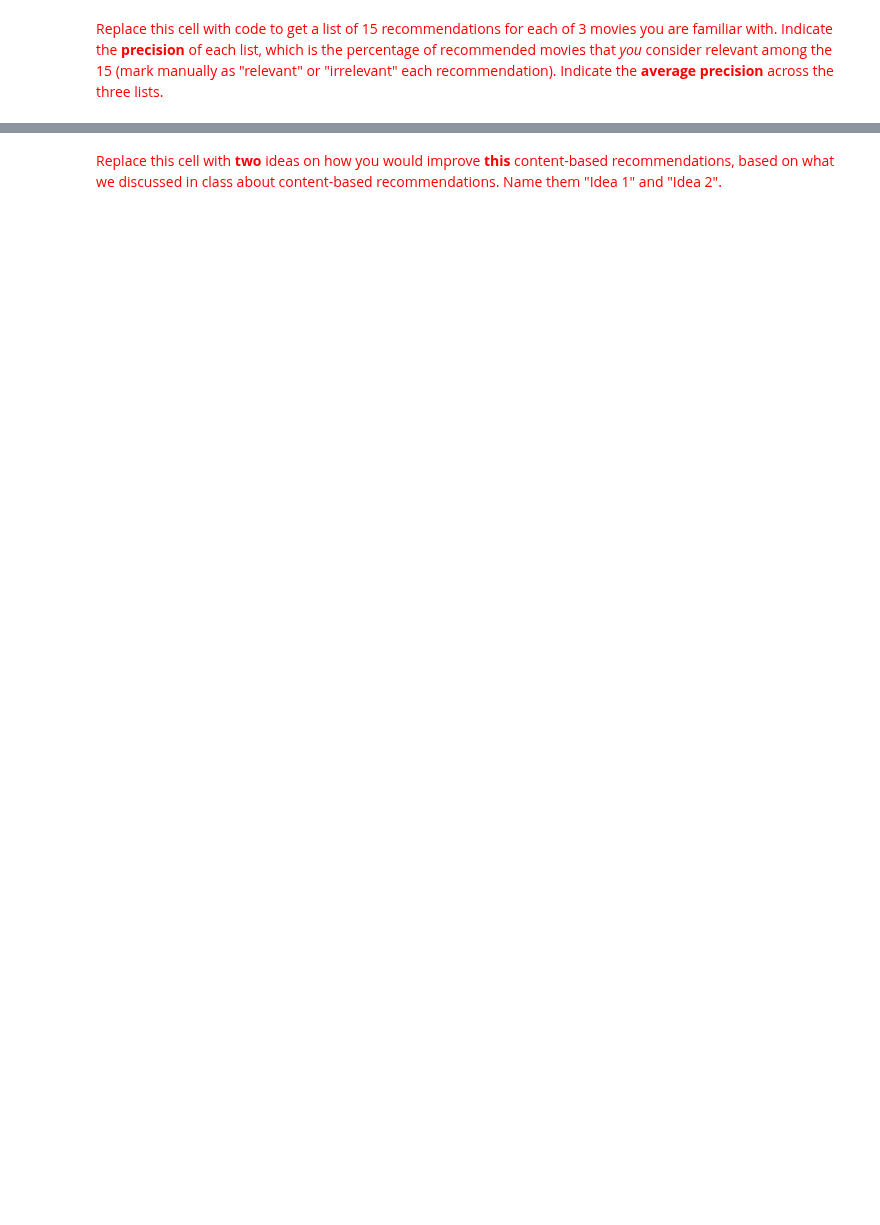
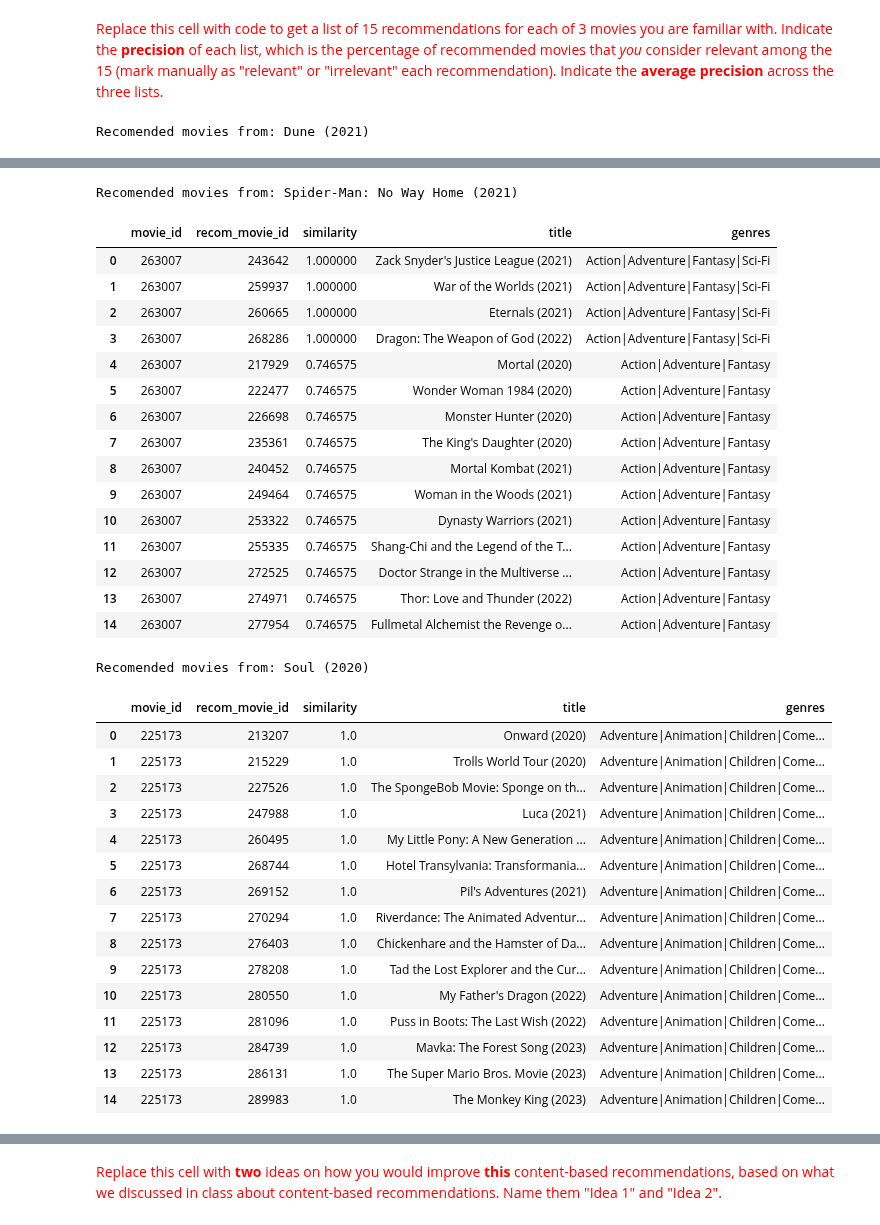
Before and after one commit to zsykk/datamining_2nd, a Jupyter notebook: ps05_content_based_recsys.ipynb, the cells around one changed output, grey strips where cells are left out. Cells and saved outputs as stored; diff of their text form; code cells hidden in the pictures; blank space fills up the shorter version.

```diff
--- a/ps05_content_based_recsys.ipynb
+++ b/ps05_content_based_recsys.ipynb
@@ -695,12 +695,24 @@ def genre_content_based_recommendations(movie_id, movies, similarities, num_movi
     index_source = movie_id_to_index[movie_id]
 
     # Replace this comment with code to produce top_similarities
+    # Get similarity scores for this movie
+    sim_scores = similarities[index_source]
+
+    enumerated = list(enumerate(sim_scores))
+    enumerated = [(i, s) for i, s in enumerated if i != index_source]
+    sorted_similarities = sorted(enumerated, key=lambda x: x[1], reverse=True)
+    top_similarities = sorted_similarities[0:num_movies]
+
+    # for index, similarity in top_similarities:
+    #     print("Element #%d with similarity %.1f" % (index, similarity))
 
     recommendations = []
     for (index_target, similarity) in top_similarities:
 
         # Replace this comment with code to obtain recom_movie_id, title, genres
-
+        rec_movie_id = movies.iloc[index_target]['movie_id']
+        title = movies.iloc[index_target].title
+        genres = movies.iloc[index_target].genres
         recommendations.append({
                 'movie_id': movie_id,           # Original movie
                 'recom_movie_id': rec_movie_id, # Movie that is recommended
@@ -714,3 +726,13 @@ def genre_content_based_recommendations(movie_id, movies, similarities, num_movi
                                      columns=['movie_id', 'recom_movie_id', 'similarity', 'title', 'genres'])
 # %% [markdown]
 <font size="+1" color="red">Replace this cell with code to print the top 10 recommendations for movie "Oxygen (2021)" and "PAW Patrol: The Movie (2021)".</font>
+# %%
+movie_id = movies.loc[movies['title'] == 'Oxygen (2021)', 'movie_id'].item()
+print(f'Top 10 recommended movies from movie: #{movie_id}')
+df = genre_content_based_recommendations(movie_id, movies_filtered, cosine_sim)
+display(df)
+
+movie_id2 = movies.loc[movies['title'] == 'PAW Patrol: The Movie (2021)', 'movie_id'].item()
+print(f'Top 10 recommended movies from movie: #{movie_id2}')
+df2 = genre_content_based_recommendations(movie_id2, movies_filtered, cosine_sim)
+display(df2)
@@ -717,2 +764,21 @@ def genre_content_based_recommendations(movie_id, movies, similarities, num_movi
 # %% [markdown]
 <font size="+1" color="red">Replace this cell with code to get a list of 15 recommendations for each of 3 movies you are familiar with. Indicate the **precision** of each list, which is the percentage of recommended movies that *you* consider relevant among the 15 (mark manually as "relevant" or "irrelevant" each recommendation). Indicate the **average precision** across the three lists.</font>
+# %%
+my_movies = ['Dune (2021)', 'Spider-Man: No Way Home (2021)', 'Soul (2020)']
+num_recs = 15
+recommendation_results = {}
+
+for title in my_movies:
+    # 从 2020+ 的电影中获取 movie_id
+    movie_id = movies_filtered.loc[movies_filtered['title'] == title, 'movie_id'].iloc[0]
+    print(f'Recomended movies from: {title}')
+    recs = genre_content_based_recommendations(
+        movie_id=movie_id,
+        movies=movies_filtered,
+        similarities=cosine_sim,
+        num_movies=num_recs
+    )
+    recommendation_results[title] = recs
+    display(recs)
+# %% [output]
+Recomended movies from: Dune (2021)
@@ -718,0 +801,34 @@ def genre_content_based_recommendations(movie_id, movies, similarities, num_movi
+Recomended movies from: Spider-Man: No Way Home (2021)
+|  | movie_id | recom_movie_id | similarity | title | genres |
+| 0 | 263007 | 243642 | 1.000000 | Zack Snyder's Justice League (2021) | Action|Adventure|Fantasy|Sci-Fi |
+| 1 | 263007 | 259937 | 1.000000 | War of the Worlds (2021) | Action|Adventure|Fantasy|Sci-Fi |
+| 2 | 263007 | 260665 | 1.000000 | Eternals (2021) | Action|Adventure|Fantasy|Sci-Fi |
+| 3 | 263007 | 268286 | 1.000000 | Dragon: The Weapon of God (2022) | Action|Adventure|Fantasy|Sci-Fi |
+| 4 | 263007 | 217929 | 0.746575 | Mortal (2020) | Action|Adventure|Fantasy |
+| 5 | 263007 | 222477 | 0.746575 | Wonder Woman 1984 (2020) | Action|Adventure|Fantasy |
+| 6 | 263007 | 226698 | 0.746575 | Monster Hunter (2020) | Action|Adventure|Fantasy |
+| 7 | 263007 | 235361 | 0.746575 | The King's Daughter (2020) | Action|Adventure|Fantasy |
+| 8 | 263007 | 240452 | 0.746575 | Mortal Kombat (2021) | Action|Adventure|Fantasy |
+| 9 | 263007 | 249464 | 0.746575 | Woman in the Woods (2021) | Action|Adventure|Fantasy |
+| 10 | 263007 | 253322 | 0.746575 | Dynasty Warriors (2021) | Action|Adventure|Fantasy |
+| 11 | 263007 | 255335 | 0.746575 | Shang-Chi and the Legend of the T... | Action|Adventure|Fantasy |
+| 12 | 263007 | 272525 | 0.746575 | Doctor Strange in the Multiverse ... | Action|Adventure|Fantasy |
+| 13 | 263007 | 274971 | 0.746575 | Thor: Love and Thunder (2022) | Action|Adventure|Fantasy |
+| 14 | 263007 | 277954 | 0.746575 | Fullmetal Alchemist the Revenge o... | Action|Adventure|Fantasy |
+Recomended movies from: Soul (2020)
+|  | movie_id | recom_movie_id | similarity | title | genres |
+| 0 | 225173 | 213207 | 1.0 | Onward (2020) | Adventure|Animation|Children|Come... |
+| 1 | 225173 | 215229 | 1.0 | Trolls World Tour (2020) | Adventure|Animation|Children|Come... |
+| 2 | 225173 | 227526 | 1.0 | The SpongeBob Movie: Sponge on th... | Adventure|Animation|Children|Come... |
+| 3 | 225173 | 247988 | 1.0 | Luca (2021) | Adventure|Animation|Children|Come... |
+| 4 | 225173 | 260495 | 1.0 | My Little Pony: A New Generation ... | Adventure|Animation|Children|Come... |
+| 5 | 225173 | 268744 | 1.0 | Hotel Transylvania: Transformania... | Adventure|Animation|Children|Come... |
+| 6 | 225173 | 269152 | 1.0 | Pil's Adventures (2021) | Adventure|Animation|Children|Come... |
+| 7 | 225173 | 270294 | 1.0 | Riverdance: The Animated Adventur... | Adventure|Animation|Children|Come... |
+| 8 | 225173 | 276403 | 1.0 | Chickenhare and the Hamster of Da... | Adventure|Animation|Children|Come... |
+| 9 | 225173 | 278208 | 1.0 | Tad the Lost Explorer and the Cur... | Adventure|Animation|Children|Come... |
+| 10 | 225173 | 280550 | 1.0 | My Father's Dragon (2022) | Adventure|Animation|Children|Come... |
+| 11 | 225173 | 281096 | 1.0 | Puss in Boots: The Last Wish (2022) | Adventure|Animation|Children|Come... |
+| 12 | 225173 | 284739 | 1.0 | Mavka: The Forest Song (2023) | Adventure|Animation|Children|Come... |
+| 13 | 225173 | 286131 | 1.0 | The Super Mario Bros. Movie (2023) | Adventure|Animation|Children|Come... |
+| 14 | 225173 | 289983 | 1.0 | The Monkey King (2023) | Adventure|Animation|Children|Come... |
```
Also changed, not shown: parts of 4 cells of this notebook.
